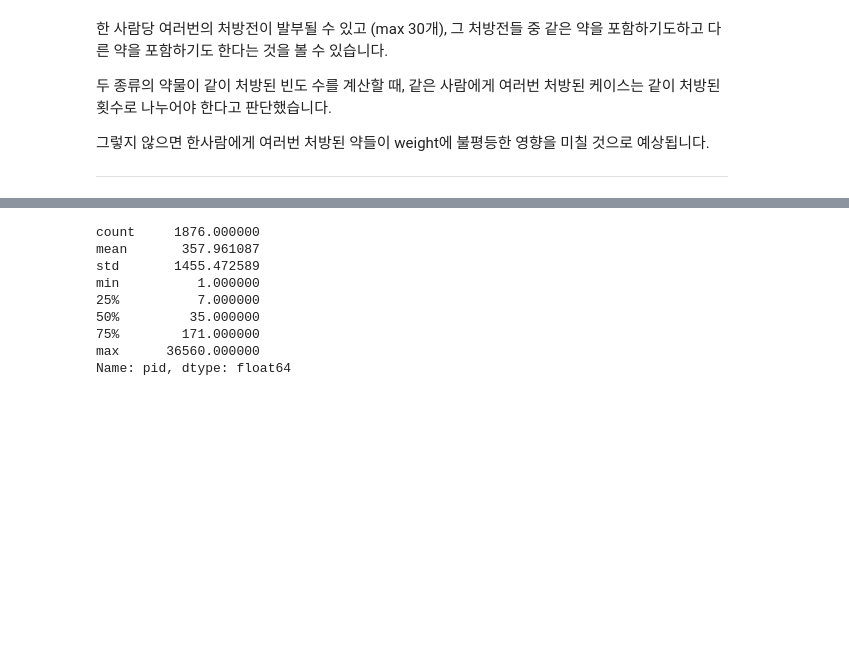
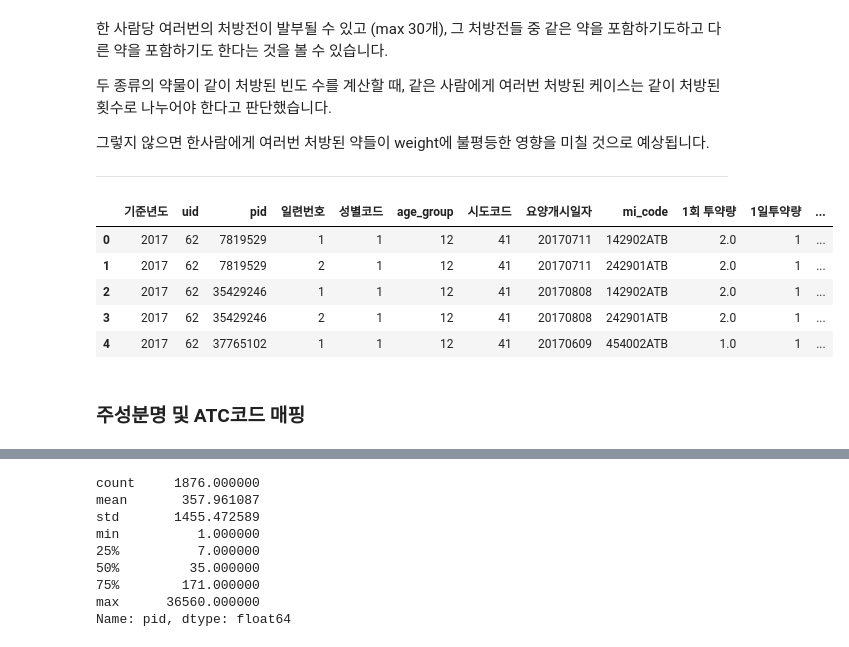
Before and after one commit to YuHan-J-Nam/Drug_Coprescription_Network_Analysis, a Jupyter notebook: full_graph_test.ipynb, the cells around one changed output, grey strips where cells are left out. Saved outputs shown, nothing was run; the diff lists cells and outputs as text; code cells hidden in the pictures; blank space fills up the shorter version.

```diff
--- a/full_graph_test.ipynb
+++ b/full_graph_test.ipynb
@@ -88,3 +88,14 @@ plt.show()
 그렇지 않으면 한사람에게 여러번 처방된 약들이 weight에 불평등한 영향을 미칠 것으로 예상됩니다.
 
 ---
+# %%
+data.head()
+# %% [output]
+|  | 기준년도 | uid | pid | 일련번호 | 성별코드 | age_group | 시도코드 | 요양개시일자 | mi_code | 1회 투약량 | 1일투약량 | ... |
+| 0 | 2017 | 62 | 7819529 | 1 | 1 | 12 | 41 | 20170711 | 142902ATB | 2.0 | 1 | ... |
+| 1 | 2017 | 62 | 7819529 | 2 | 1 | 12 | 41 | 20170711 | 242901ATB | 2.0 | 1 | ... |
+| 2 | 2017 | 62 | 35429246 | 1 | 1 | 12 | 41 | 20170808 | 142902ATB | 2.0 | 1 | ... |
+| 3 | 2017 | 62 | 35429246 | 2 | 1 | 12 | 41 | 20170808 | 242901ATB | 2.0 | 1 | ... |
+| 4 | 2017 | 62 | 37765102 | 1 | 1 | 12 | 41 | 20170609 | 454002ATB | 1.0 | 1 | ... |
+# %% [markdown]
+### 주성분명 및 ATC코드 매핑
```
Also changed, not shown: parts of 23 cells of this notebook, 1 other file.
